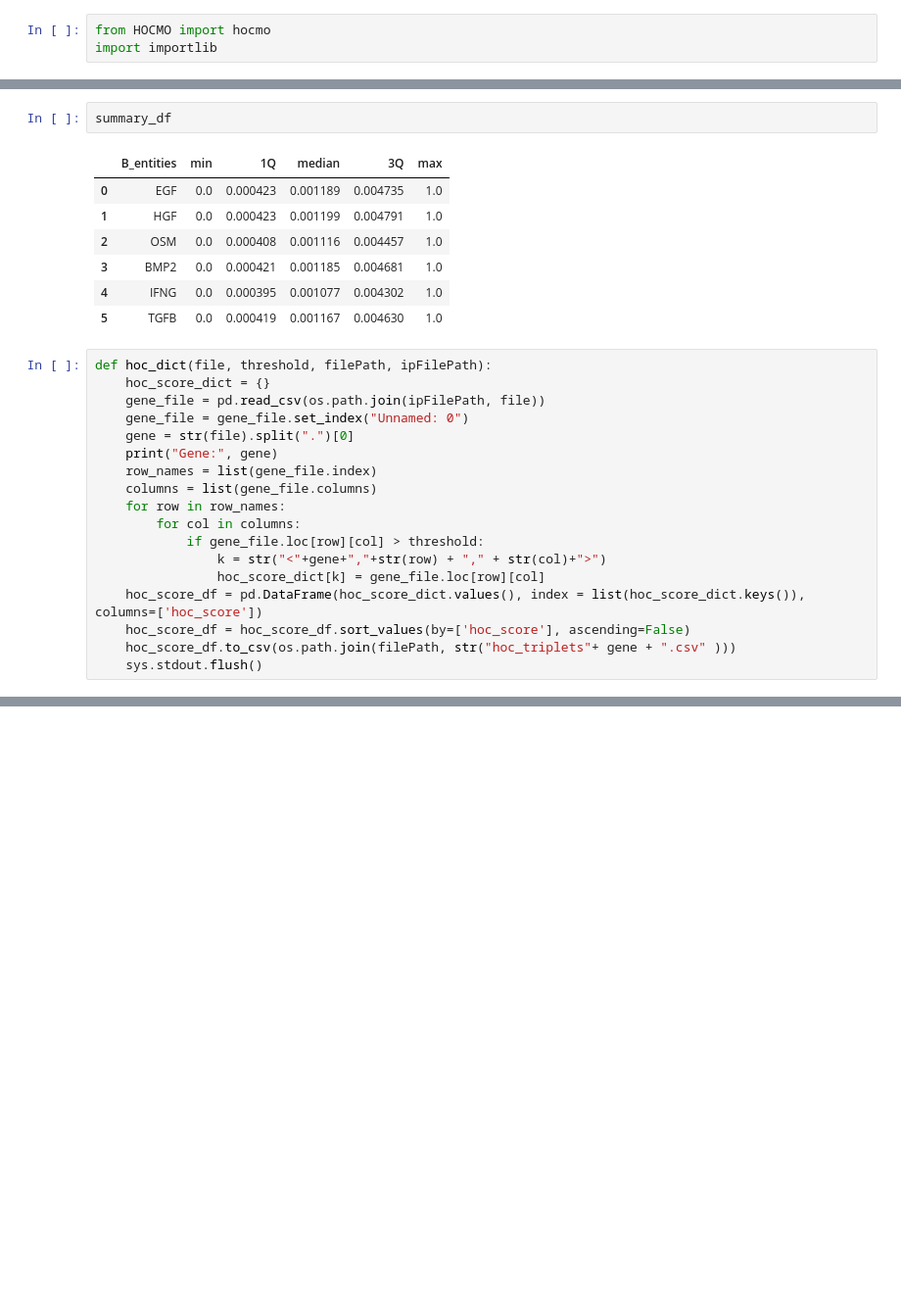
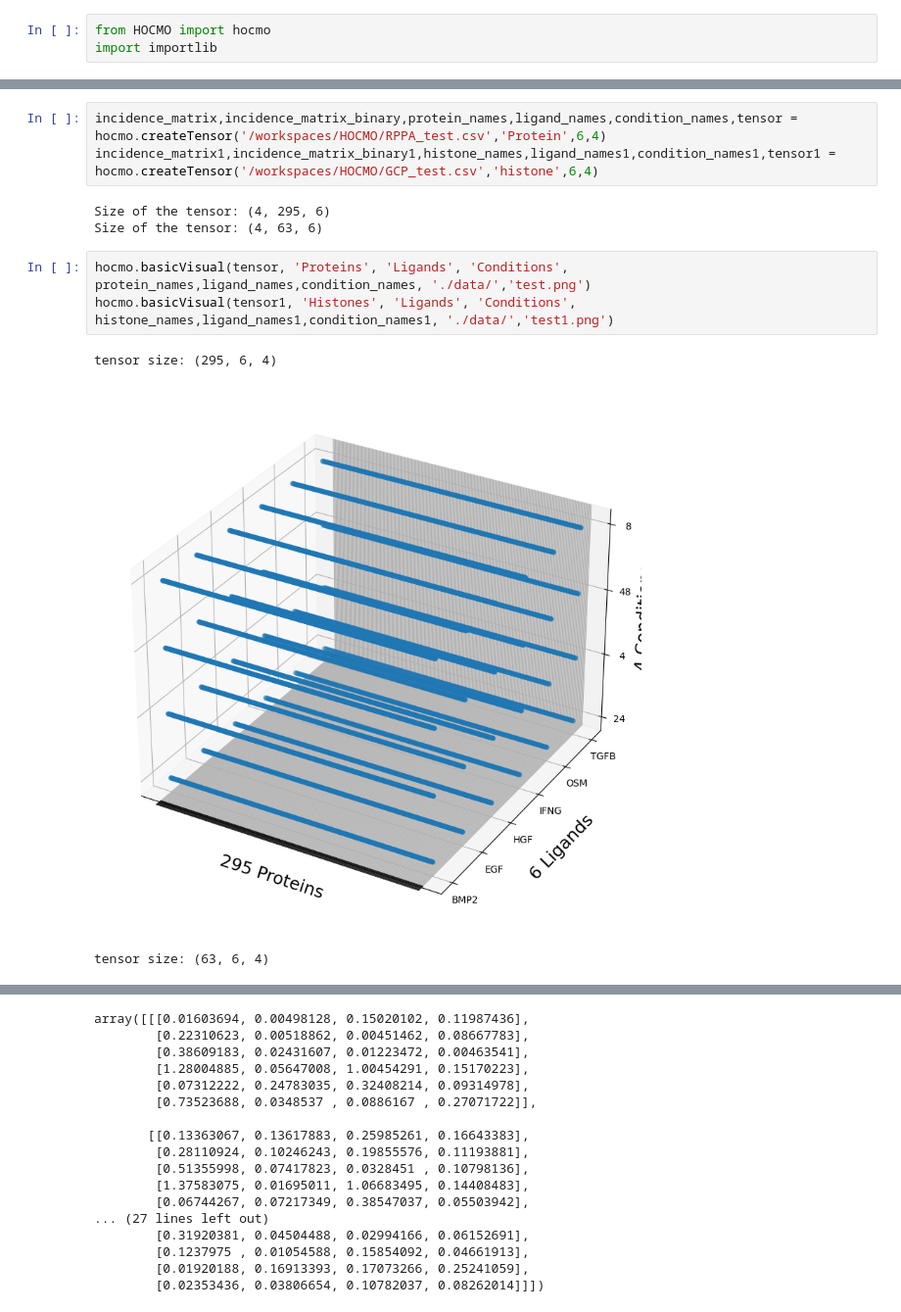
Before and after one commit to smollahlab/HOCMO, a Jupyter notebook: HOCMO_test.ipynb, the cells around one changed output, grey strips where cells are left out. Shown at 98% size. Cells and saved outputs as stored; diff of their text form; blank space fills up the shorter version.

Commit message:
Replicated HOCMO workflow

```diff
--- a/HOCMO_test.ipynb
+++ b/HOCMO_test.ipynb
@@ -278,28 +105,13 @@ created summary file
-# %%
-summary_df
-# %% [output]
-|  | B_entities | min | 1Q | median | 3Q | max |
-| 0 | EGF | 0.0 | 0.000423 | 0.001189 | 0.004735 | 1.0 |
-| 1 | HGF | 0.0 | 0.000423 | 0.001199 | 0.004791 | 1.0 |
-| 2 | OSM | 0.0 | 0.000408 | 0.001116 | 0.004457 | 1.0 |
-| 3 | BMP2 | 0.0 | 0.000421 | 0.001185 | 0.004681 | 1.0 |
-| 4 | IFNG | 0.0 | 0.000395 | 0.001077 | 0.004302 | 1.0 |
-| 5 | TGFB | 0.0 | 0.000419 | 0.001167 | 0.004630 | 1.0 |
-# %%
-def hoc_dict(file, threshold, filePath, ipFilePath):
-    hoc_score_dict = {}
-    gene_file = pd.read_csv(os.path.join(ipFilePath, file))
-    gene_file = gene_file.set_index("Unnamed: 0")
-    gene = str(file).split(".")[0]
-    print("Gene:", gene)
-    row_names = list(gene_file.index)
-    columns = list(gene_file.columns)
-    for row in row_names:
-        for col in columns:
-            if gene_file.loc[row][col] > threshold:
-                k = str("<"+gene+","+str(row) + "," + str(col)+">")
-                hoc_score_dict[k] = gene_file.loc[row][col]
-    hoc_score_df = pd.DataFrame(hoc_score_dict.values(), index = list(hoc_score_dict.keys()), columns=['hoc_score'])
-    hoc_score_df = hoc_score_df.sort_values(by=['hoc_score'], ascending=False)
-    hoc_score_df.to_csv(os.path.join(filePath, str("hoc_triplets"+ gene + ".csv" )))
-    sys.stdout.flush()
+# %%
+incidence_matrix,incidence_matrix_binary,protein_names,ligand_names,condition_names,tensor = hocmo.createTensor('/workspaces/HOCMO/RPPA_test.csv','Protein',6,4)
+incidence_matrix1,incidence_matrix_binary1,histone_names,ligand_names1,condition_names1,tensor1 = hocmo.createTensor('/workspaces/HOCMO/GCP_test.csv','histone',6,4)
+# %% [output]
+Size of the tensor: (4, 295, 6)
+Size of the tensor: (4, 63, 6)
+# %%
+hocmo.basicVisual(tensor, 'Proteins', 'Ligands', 'Conditions', protein_names,ligand_names,condition_names, './data/','test.png')
+hocmo.basicVisual(tensor1, 'Histones', 'Ligands', 'Conditions', histone_names,ligand_names1,condition_names1, './data/','test1.png')
+# %% [output]
+tensor size: (295, 6, 4)
+[figure, added]
+tensor size: (63, 6, 4)
@@ -305,0 +119,17 @@ def hoc_dict(file, threshold, filePath, ipFilePath):
+array([[[0.01603694, 0.00498128, 0.15020102, 0.11987436],
+        [0.22310623, 0.00518862, 0.00451462, 0.08667783],
+        [0.38609183, 0.02431607, 0.01223472, 0.00463541],
+        [1.28004885, 0.05647008, 1.00454291, 0.15170223],
+        [0.07312222, 0.24783035, 0.32408214, 0.09314978],
+        [0.73523688, 0.0348537 , 0.0886167 , 0.27071722]],
+
+       [[0.13363067, 0.13617883, 0.25985261, 0.16643383],
+        [0.28110924, 0.10246243, 0.19855576, 0.11193881],
+        [0.51355998, 0.07417823, 0.0328451 , 0.10798136],
+        [1.37583075, 0.01695011, 1.06683495, 0.14408483],
+        [0.06744267, 0.07217349, 0.38547037, 0.05503942],
+... (27 lines left out)
+        [0.31920381, 0.04504488, 0.02994166, 0.06152691],
+        [0.1237975 , 0.01054588, 0.15854092, 0.04661913],
+        [0.01920188, 0.16913393, 0.17073266, 0.25241059],
+        [0.02353436, 0.03806654, 0.10782037, 0.08262014]]])
```
Also changed, not shown: parts of 45 cells of this notebook, 10 other files.
